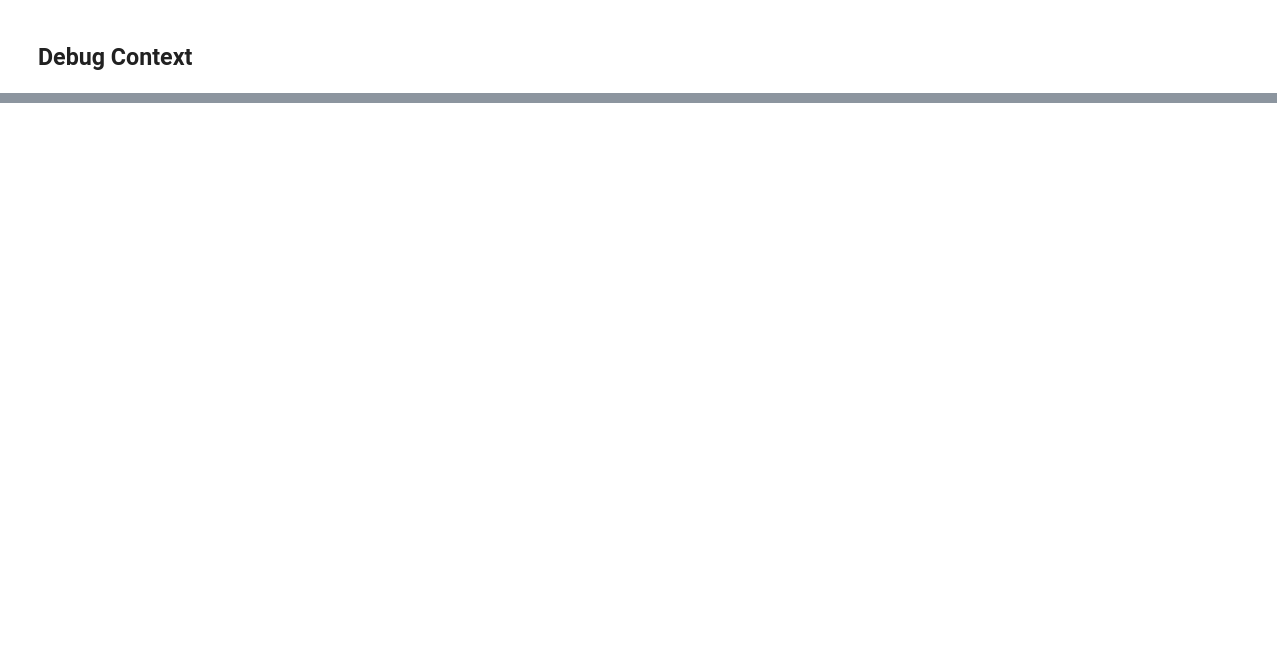
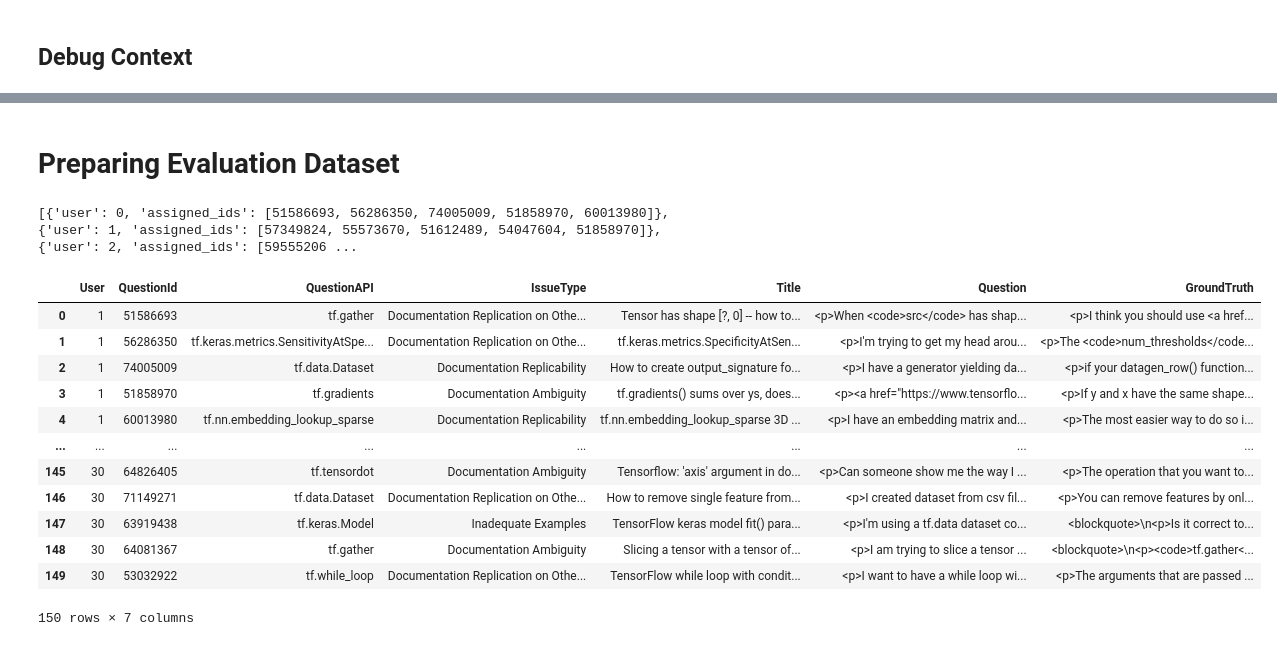
Before and after one commit to sharukat/docchameleon, a Jupyter notebook: doc_customizer_llm/retriever_evaluation.ipynb, the cells around one changed output, grey strips where cells are left out. Cells and saved outputs as stored; diff of their text form; code cells hidden in the pictures; blank space fills up the shorter version.

```diff
--- a/doc_customizer_llm/retriever_evaluation.ipynb
+++ b/doc_customizer_llm/retriever_evaluation.ipynb
@@ -400,0 +263,62 @@ pprint(urls)
+# %% [markdown]
+# Preparing Evaluation Dataset
+# %%
+import random
+
+df = pd.read_csv(os.path.join(settings.DATA_PATH, "eval_data_ragas.csv"))
+q_ids = df['QuestionId'].tolist()
+q_ids = q_ids[:50]
+
+hashmap = {}
+for id in q_ids:
+    hashmap[id] = 3
+
+
+def assign_ids(user_hash, hashmap):
+    if len(user_hash) == 5:
+        return user_hash
+
+    id = random.choice(list(hashmap.keys()))
+    if hashmap[id] == 0:
+        del hashmap[id]
+        return assign_ids(user_hash, hashmap)
+    else:
+        if id not in user_hash:
+            user_hash.add(id)
+            hashmap[id] -= 1
+        return assign_ids(user_hash, hashmap)
+
+
+assignments = []
+for i in range(30):
+    user_hash = set()
+    user_hash = assign_ids(user_hash, hashmap)
+    assignments.append({'user':i, 'assigned_ids': list(user_hash)})
+
+print(assignments)
+# %% [output]
+[{'user': 0, 'assigned_ids': [51586693, 56286350, 74005009, 51858970, 60013980]}, {'user': 1, 'assigned_ids': [57349824, 55573670, 51612489, 54047604, 51858970]}, {'user': 2, 'assigned_ids': [59555206 ...
+# %%
+df_new = pd.DataFrame(assignments).explode('assigned_ids')
+df_new = df_new.rename(columns={'user': 'User', 'assigned_ids': 'QuestionId'})
+df_new['User'] +=1
+df_reset = df_new.reset_index(drop=True)
+df_train = pd.read_csv(os.path.join(settings.DATA_PATH, "issue_type_train_data.csv"))
+ragas_user_eval_dataset = df_reset.merge(df, how='inner', on='QuestionId')
+ragas_user_eval_dataset.to_csv(os.path.join(settings.DATA_PATH, "ragas_user_eval_dataset.csv"), index=False)
+
+ragas_user_eval_dataset
+# %% [output]
+|  | User | QuestionId | QuestionAPI | IssueType | Title | Question | GroundTruth |
+| 0 | 1 | 51586693 | tf.gather | Documentation Replication on Othe... | Tensor has shape [?, 0] -- how to... | <p>When <code>src</code> has shap... | <p>I think you should use <a href... |
+| 1 | 1 | 56286350 | tf.keras.metrics.SensitivityAtSpe... | Documentation Replication on Othe... | tf.keras.metrics.SpecificityAtSen... | <p>I'm trying to get my head arou... | <p>The <code>num_thresholds</code... |
+| 2 | 1 | 74005009 | tf.data.Dataset | Documentation Replicability | How to create output_signature fo... | <p>I have a generator yielding da... | <p>if your datagen_row() function... |
+| 3 | 1 | 51858970 | tf.gradients | Documentation Ambiguity | tf.gradients() sums over ys, does... | <p><a href="https://www.tensorflo... | <p>If y and x have the same shape... |
+| 4 | 1 | 60013980 | tf.nn.embedding_lookup_sparse | Documentation Replicability | tf.nn.embedding_lookup_sparse 3D ... | <p>I have an embedding matrix and... | <p>The most easier way to do so i... |
+| ... | ... | ... | ... | ... | ... | ... | ... |
+| 145 | 30 | 64826405 | tf.tensordot | Documentation Ambiguity | Tensorflow: 'axis' argument in do... | <p>Can someone show me the way I ... | <p>The operation that you want to... |
+| 146 | 30 | 71149271 | tf.data.Dataset | Documentation Replication on Othe... | How to remove single feature from... | <p>I created dataset from csv fil... | <p>You can remove features by onl... |
+| 147 | 30 | 63919438 | tf.keras.Model | Inadequate Examples | TensorFlow keras model fit() para... | <p>I'm using a tf.data dataset co... | <blockquote>\n<p>Is it correct to... |
+| 148 | 30 | 64081367 | tf.gather | Documentation Ambiguity | Slicing a tensor with a tensor of... | <p>I am trying to slice a tensor ... | <blockquote>\n<p><code>tf.gather<... |
+| 149 | 30 | 53032922 | tf.while_loop | Documentation Replication on Othe... | TensorFlow while loop with condit... | <p>I want to have a while loop wi... | <p>The arguments that are passed ... |
+150 rows × 7 columns
```
Also changed, not shown: parts of 19 cells of this notebook, 29 other files.
